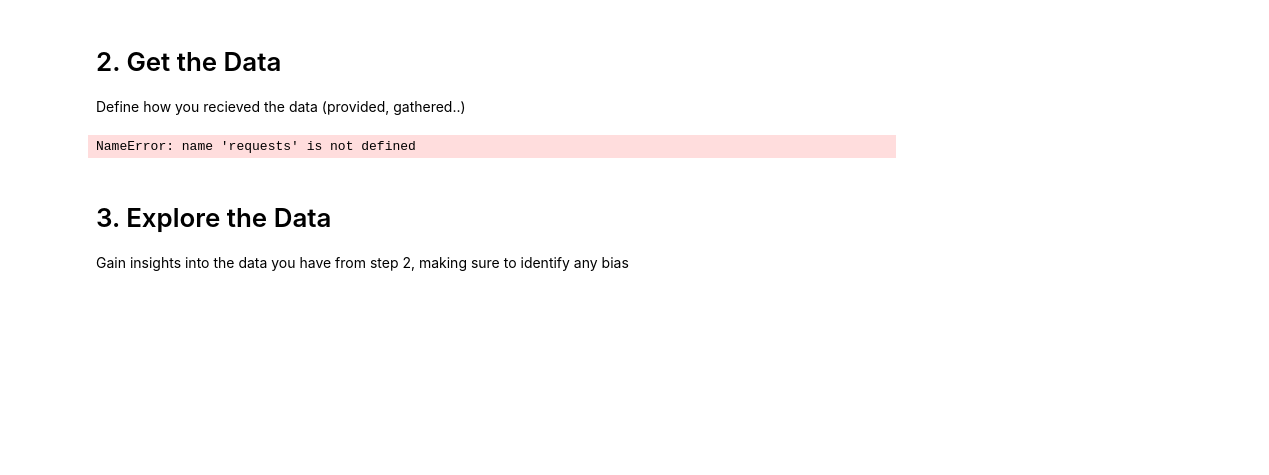
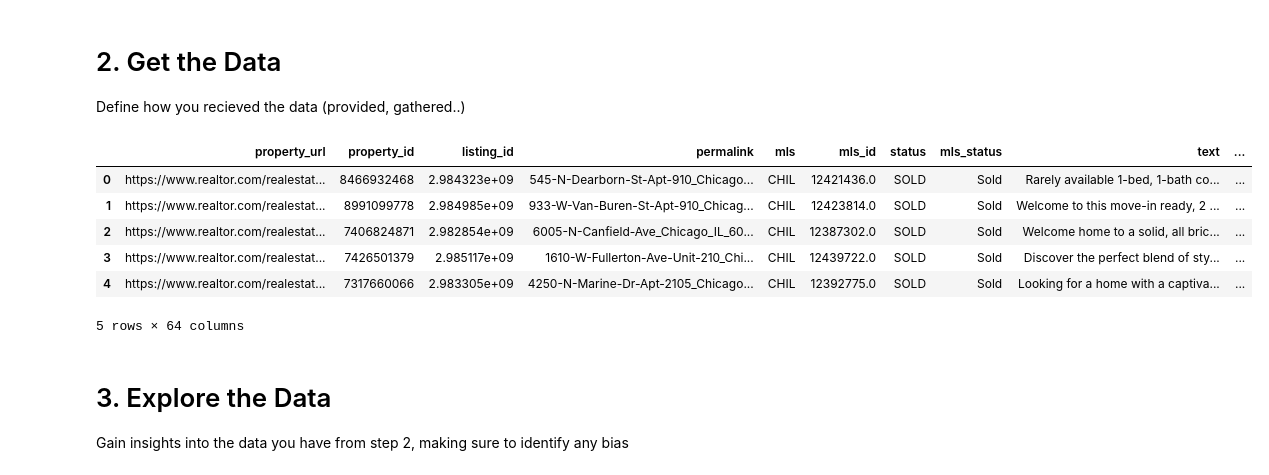
Before and after one commit to AnaySharma01/Machine-Learning-AI-Class, a Jupyter notebook: Project_2/Project_2.ipynb, the cells around one changed output. Cells and saved outputs as stored; diff of their text form; code cells hidden in the pictures; blank space fills up the shorter version.

```diff
--- a/Project_2/Project_2.ipynb
+++ b/Project_2/Project_2.ipynb
@@ -30,18 +37,29 @@ Using the customer description, Define the problem your trying to solve in your
 # %% [markdown]
 # 2. Get the Data
 Define how you recieved the data (provided, gathered..)
-# %%
-website = 'https://homes.com/chicago-il/sold/'
-page = requests.get(website)
-
-soup = BeautifulSoup(page.content, "html.parser")
-
-results = soup.find(id="ResultsContainer")
-houses = results.find_all("div", class_="property-search")
-address = soup.find(id="address")
-print(results.prettify())
-# %% [output]
-NameError: name 'requests' is not defined
+# %%
+#Used Home Harvest to scrape the housing data for Chicago
+# time = datetime.now().strftime("%Y%m%d_%H%M%S")
+# filename = f"Chicago_HomeHarvest_{time}.csv"
+
+# properties = scrape_property(location="Chicago, IL", listing_type="sold", past_days = 200,
+#     extra_property_data=True)
+
+# print(f"Number of properties: {len(properties)}")
+# properties.to_csv(filename, index=False)
+# print(properties.head())
+
+#Then used pandas to read it
+data = pd.read_csv("Chicago_HomeHarvest_2025.csv")
+data.head()
+# %% [output]
+|  | property_url | property_id | listing_id | permalink | mls | mls_id | status | mls_status | text | ... |
+| 0 | https://www.realtor.com/realestat... | 8466932468 | 2.984323e+09 | 545-N-Dearborn-St-Apt-910_Chicago... | CHIL | 12421436.0 | SOLD | Sold | Rarely available 1-bed, 1-bath co... | ... |
+| 1 | https://www.realtor.com/realestat... | 8991099778 | 2.984985e+09 | 933-W-Van-Buren-St-Apt-910_Chicag... | CHIL | 12423814.0 | SOLD | Sold | Welcome to this move-in ready, 2 ... | ... |
+| 2 | https://www.realtor.com/realestat... | 7406824871 | 2.982854e+09 | 6005-N-Canfield-Ave_Chicago_IL_60... | CHIL | 12387302.0 | SOLD | Sold | Welcome home to a solid, all bric... | ... |
+| 3 | https://www.realtor.com/realestat... | 7426501379 | 2.985117e+09 | 1610-W-Fullerton-Ave-Unit-210_Chi... | CHIL | 12439722.0 | SOLD | Sold | Discover the perfect blend of sty... | ... |
+| 4 | https://www.realtor.com/realestat... | 7317660066 | 2.983305e+09 | 4250-N-Marine-Dr-Apt-2105_Chicago... | CHIL | 12392775.0 | SOLD | Sold | Looking for a home with a captiva... | ... |
+5 rows × 64 columns
 # %% [markdown]
 # 3. Explore the Data
 Gain insights into the data you have from step 2, making sure to identify any bias
```
Also changed, not shown: parts of 3 cells of this notebook, 5 other files.
